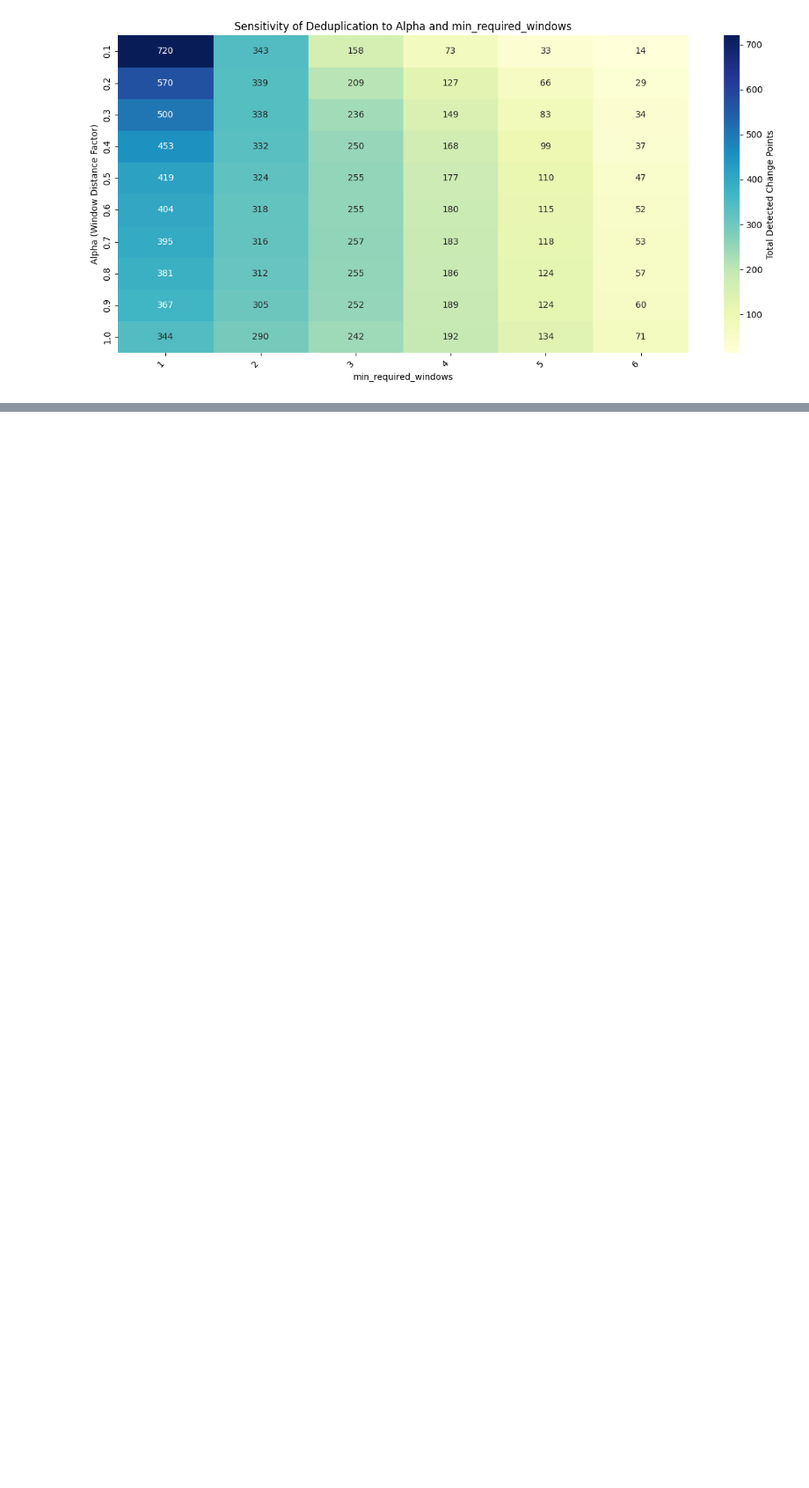
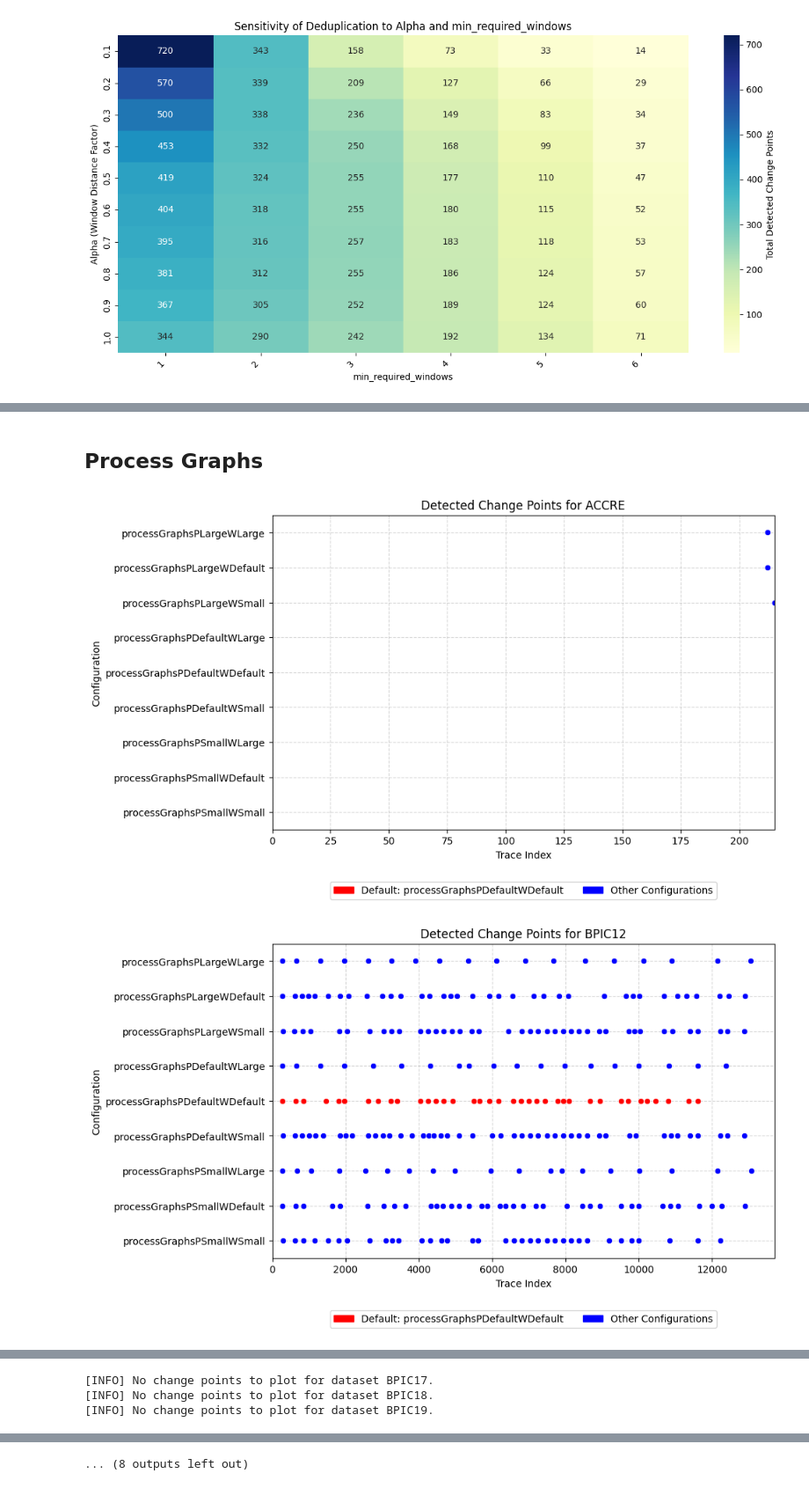
Before and after one commit to lennartebert/drifts-and-complexity, a Jupyter notebook: 02_explore_change_point_detection.ipynb, the cells around one changed output, grey strips where cells are left out. Shown at 88% size. Saved outputs shown, nothing was run; the diff lists cells and outputs as text; code cells hidden in the pictures; blank space fills up the shorter version.

```diff
--- a/02_explore_change_point_detection.ipynb
+++ b/02_explore_change_point_detection.ipynb
@@ -335,0 +408,45 @@ merged_df.to_csv("cdrift-evaluation/merged_results.csv", index=False)
+# %% [markdown]
+## Process Graphs
+# %%
+parameter_setting_names = [
+    "processGraphsPSmallWSmall",
+    "processGraphsPSmallWDefault",
+    "processGraphsPSmallWLarge",
+    "processGraphsPDefaultWSmall",
+    "processGraphsPDefaultWDefault",
+    "processGraphsPDefaultWLarge",
+    "processGraphsPLargeWSmall",
+    "processGraphsPLargeWDefault",
+    "processGraphsPLargeWLarge"
+]
+# %%
+# Load all change points into a consistent dictionary of DataFrames
+change_points_dict = {}
+
+for dataset in data_dictionary:
+    dataset_cps = defaultdict(list)  # maps window_size → list of change points
+
+    for parameter_setting_name in parameter_setting_names:
+        results_path = f'results/drift_detection/{dataset}/results_{dataset}_{parameter_setting_name}.csv'
+
+        if os.path.exists(results_path):
+            results_df = pd.read_csv(results_path)
+
+            for _, row in results_df.iterrows():
+                if row.get('calc_drift_id') == 'na':
+                    break
+
+                change_point = row.get('calc_change_index')
+
+                if pd.notna(change_point):
+                    dataset_cps[parameter_setting_name].append(int(change_point))
+
+    # convert defaultdict to normal dict before storing
+    change_points_dict[dataset] = dict(dataset_cps)
+# %%
+# Plot original and deduplicated points
+for dataset, df in change_points_dict.items():
+    plot_change_points(dataset, change_points_dict[dataset], input_type='list_of_configurations', y_axis_label="Configuration", configuration_labels=parameter_setting_names, default_configuration="processGraphsPDefaultWDefault")
+# %% [output]
+[figure, added]
+[figure, added]
@@ -335,0 +461,3 @@ merged_df.to_csv("cdrift-evaluation/merged_results.csv", index=False)
+[INFO] No change points to plot for dataset BPIC17.
+[INFO] No change points to plot for dataset BPIC18.
+[INFO] No change points to plot for dataset BPIC19.
@@ -335,0 +465 @@ merged_df.to_csv("cdrift-evaluation/merged_results.csv", index=False)
+... (8 outputs left out)
```
Also changed, not shown: parts of 10 cells of this notebook, 5 other files.
